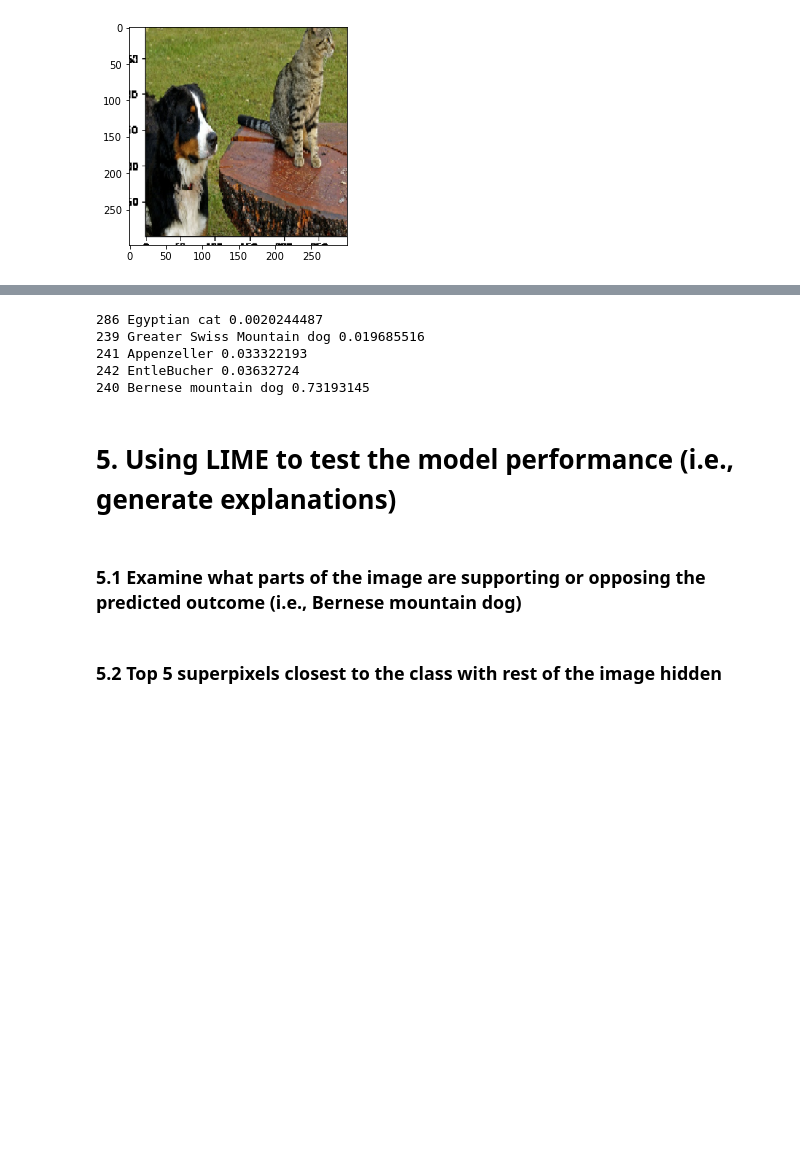
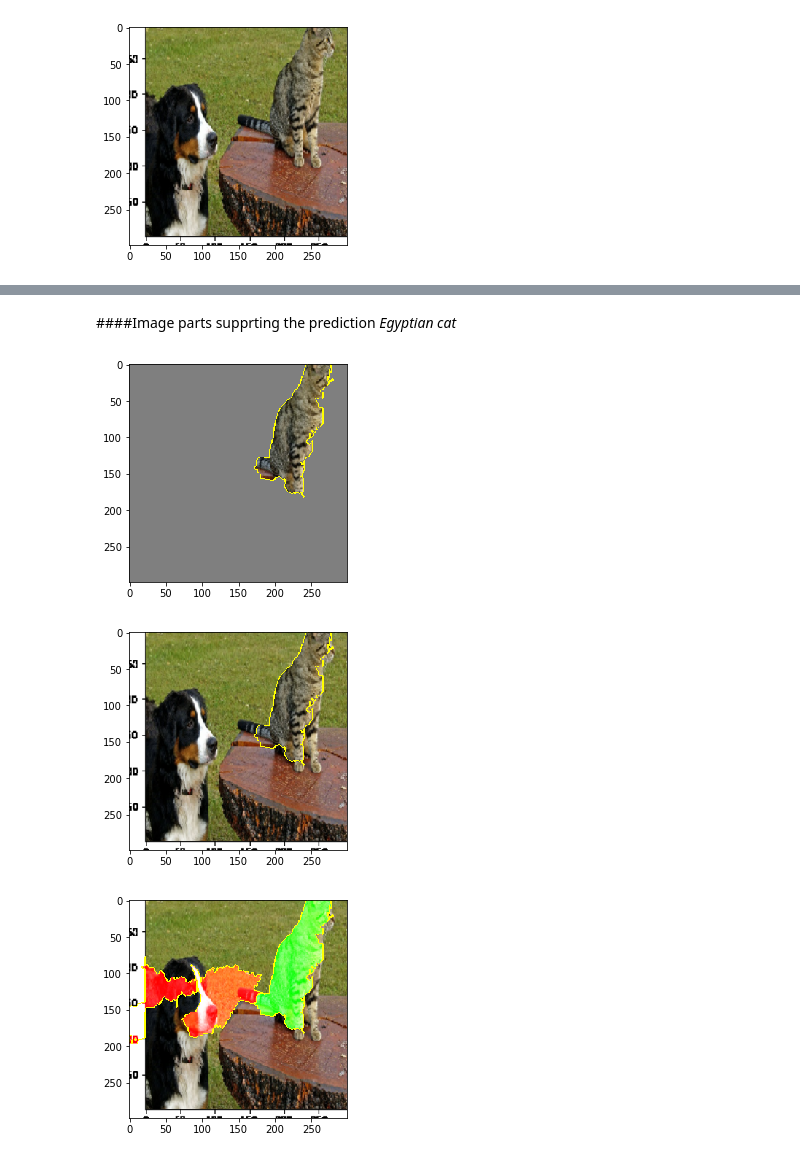
Before and after one commit to bless2saurabh/AiU2, a Jupyter notebook: GoldStandard/exercises/LIME-Explanations-for-IMAGE-Classifier/LIME for image classifier.ipynb, the cells around one changed output, grey strips where cells are left out. Drawn from its saved outputs; the diff is of its cells as text; code cells hidden in the pictures; blank space fills up the shorter version.

```diff
--- a/GoldStandard/exercises/LIME-Explanations-for-IMAGE-Classifier/LIME for image classifier.ipynb
+++ b/GoldStandard/exercises/LIME-Explanations-for-IMAGE-Classifier/LIME for image classifier.ipynb
@@ -27,10 +37,8 @@ displayImage (image)
+# %% [markdown]
+####Image parts supprting the prediction _Egyptian cat_
 # %%
-get_prediction_for(image, top=5)
+show_lime_explanations_for_object (top = 5)
 # %% [output]
-286 Egyptian cat 0.0020244487
-239 Greater Swiss Mountain dog 0.019685516
-241 Appenzeller 0.033322193
-242 EntleBucher 0.03632724
-240 Bernese mountain dog 0.73193145
+[figure, added]
+[figure, added]
+[figure, added]
-# %% [markdown]
-# 5. Using LIME to test the model performance (i.e., generate explanations)
@@ -41,2 +44,0 @@ from skimage.segmentation import mark_boundaries
-# %% [markdown]
-### 5.1  Examine what parts of the image are supporting or opposing the predicted outcome (i.e., Bernese mountain dog)
@@ -47,2 +44,0 @@ explanation = explainer.explain_instance(
-# %% [markdown]
-### 5.2  Top 5 superpixels closest to the class with rest of the image hidden
```
Also changed, not shown: parts of 27 cells of this notebook, 2 other files.
